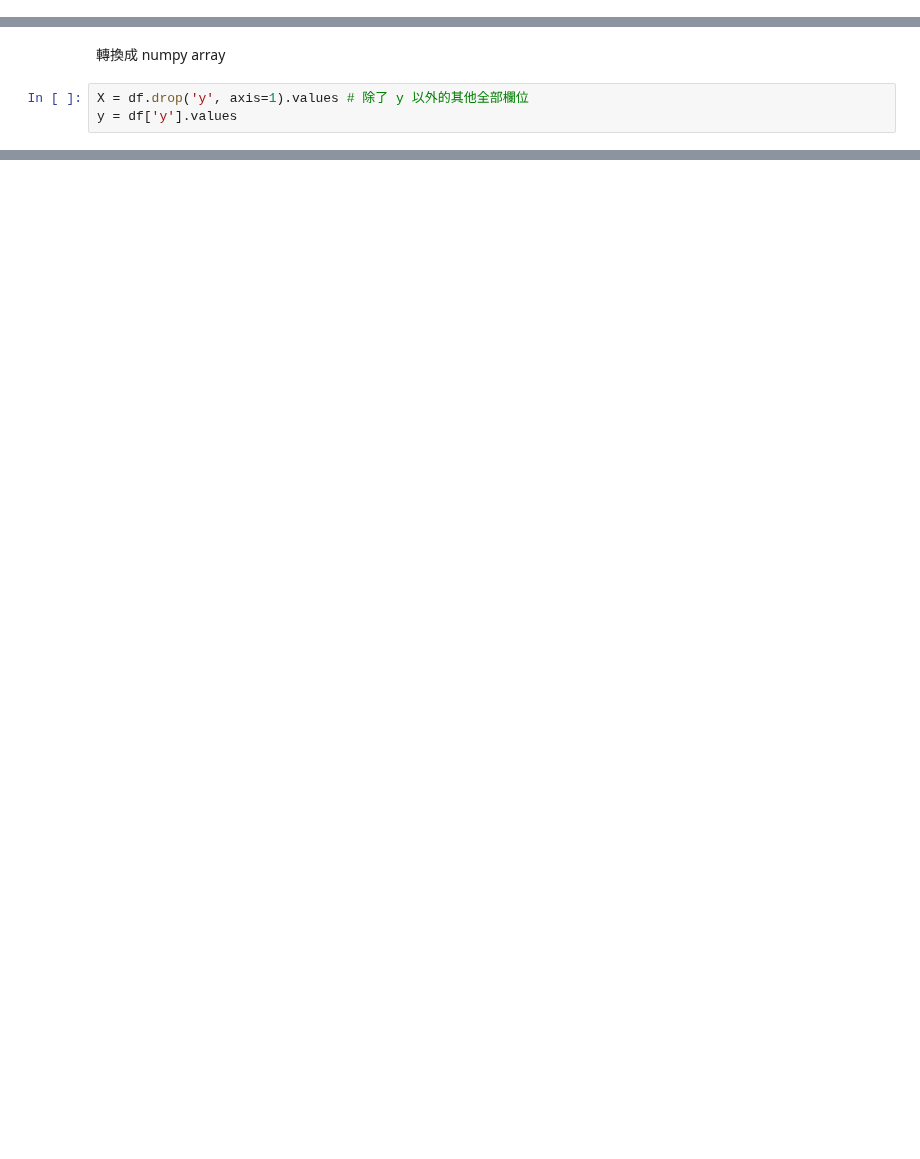
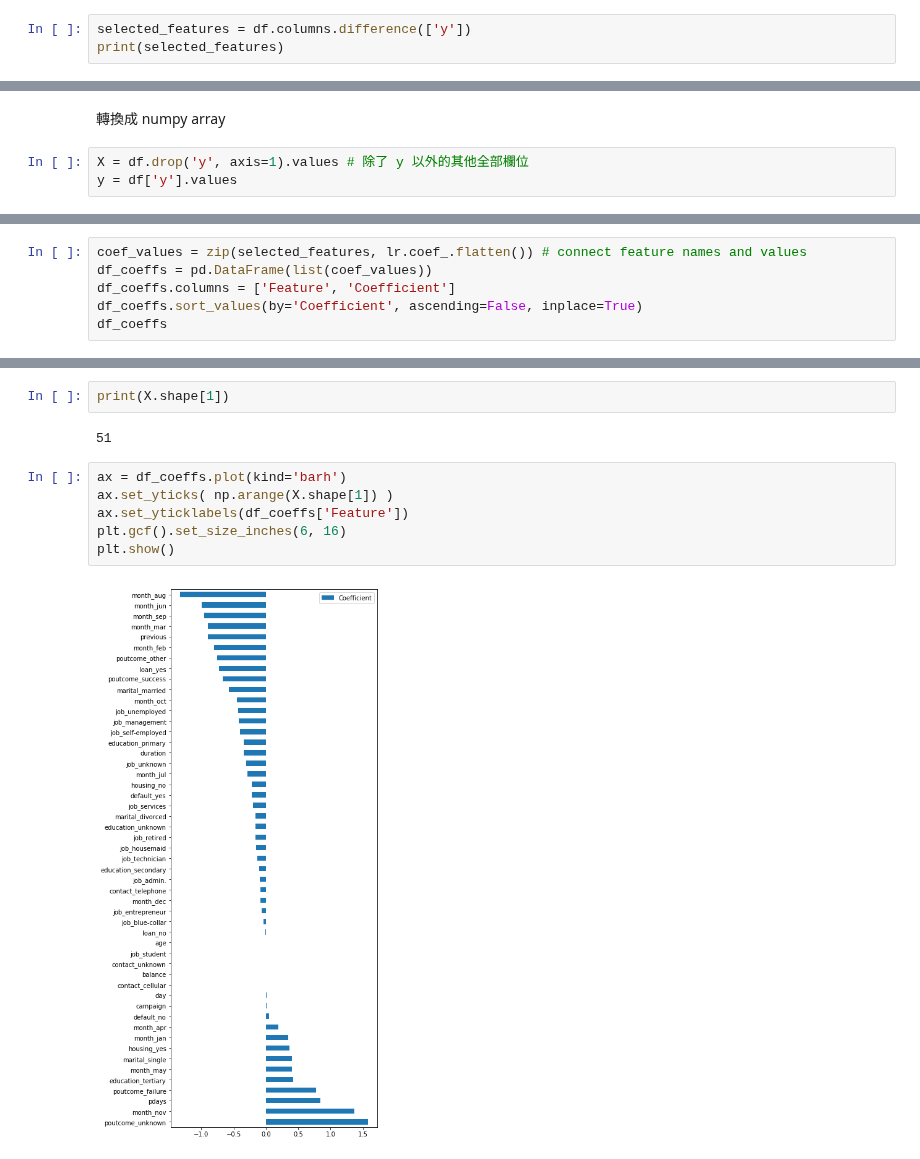
Before and after one commit to ytatus94/Machine_Learning, a Jupyter notebook: BitTiger_DS501/BitTiger_DS501_Week8.ipynb, the cells around one changed output, grey strips where cells are left out. Drawn from its saved outputs; the diff is of its cells as text; blank space fills up the shorter version.

```diff
--- a/BitTiger_DS501/BitTiger_DS501_Week8.ipynb
+++ b/BitTiger_DS501/BitTiger_DS501_Week8.ipynb
@@ -118,0 +169,3 @@ df.head()
+# %%
+selected_features = df.columns.difference(['y'])
+print(selected_features)
@@ -160,0 +312,6 @@ array([[0.87557766, 0.12442234],
+# %%
+coef_values = zip(selected_features, lr.coef_.flatten()) # connect feature names and values
+df_coeffs = pd.DataFrame(list(coef_values))
+df_coeffs.columns = ['Feature', 'Coefficient']
+df_coeffs.sort_values(by='Coefficient', ascending=False, inplace=True)
+df_coeffs
@@ -160,0 +336,12 @@ array([[0.87557766, 0.12442234],
+# %%
+print(X.shape[1])
+# %% [output]
+51
+# %%
+ax = df_coeffs.plot(kind='barh')
+ax.set_yticks( np.arange(X.shape[1]) )
+ax.set_yticklabels(df_coeffs['Feature'])
+plt.gcf().set_size_inches(6, 16)
+plt.show()
+# %% [output]
+[figure, added]
```
Also changed, not shown: parts of 54 cells of this notebook, 5 other files.
